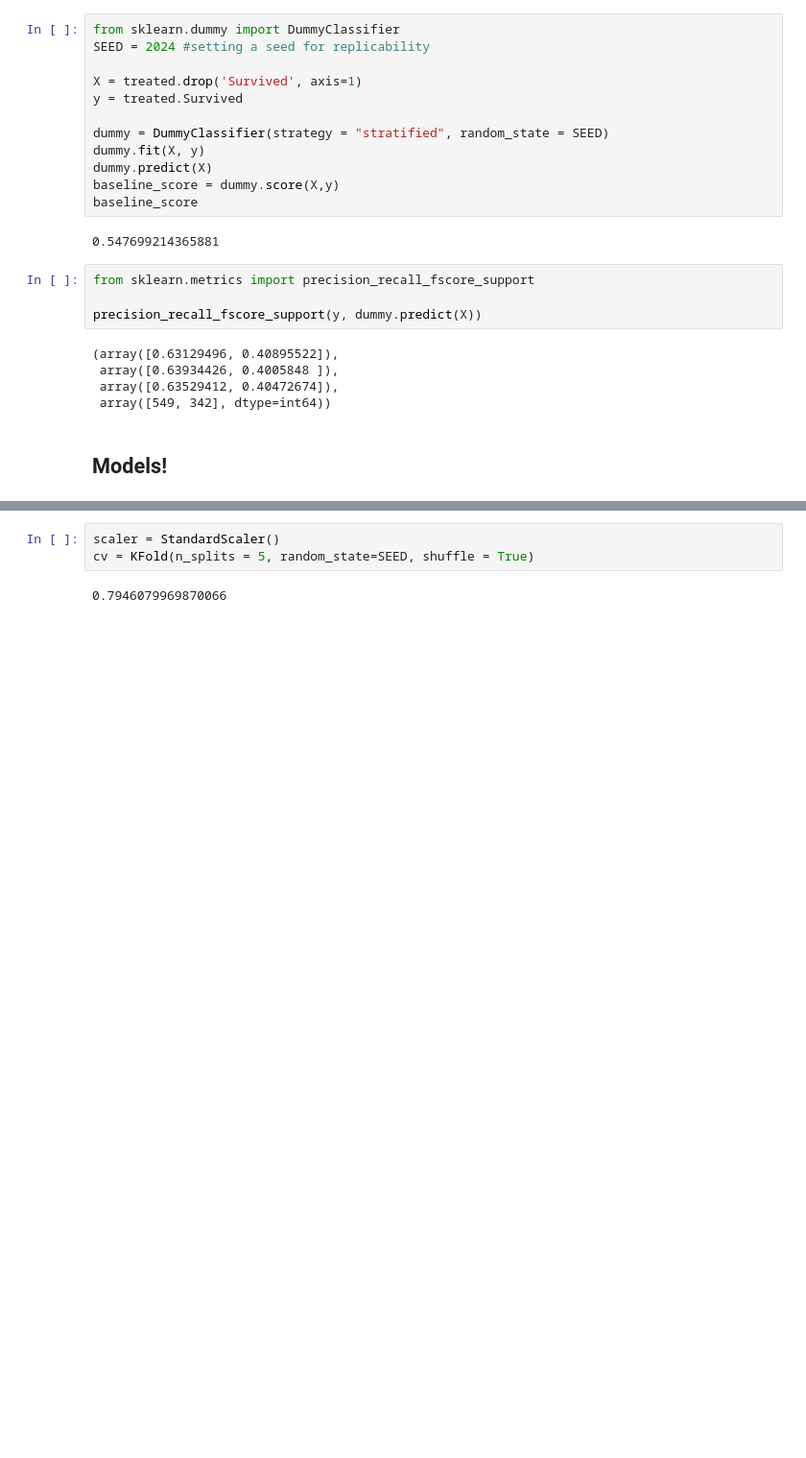
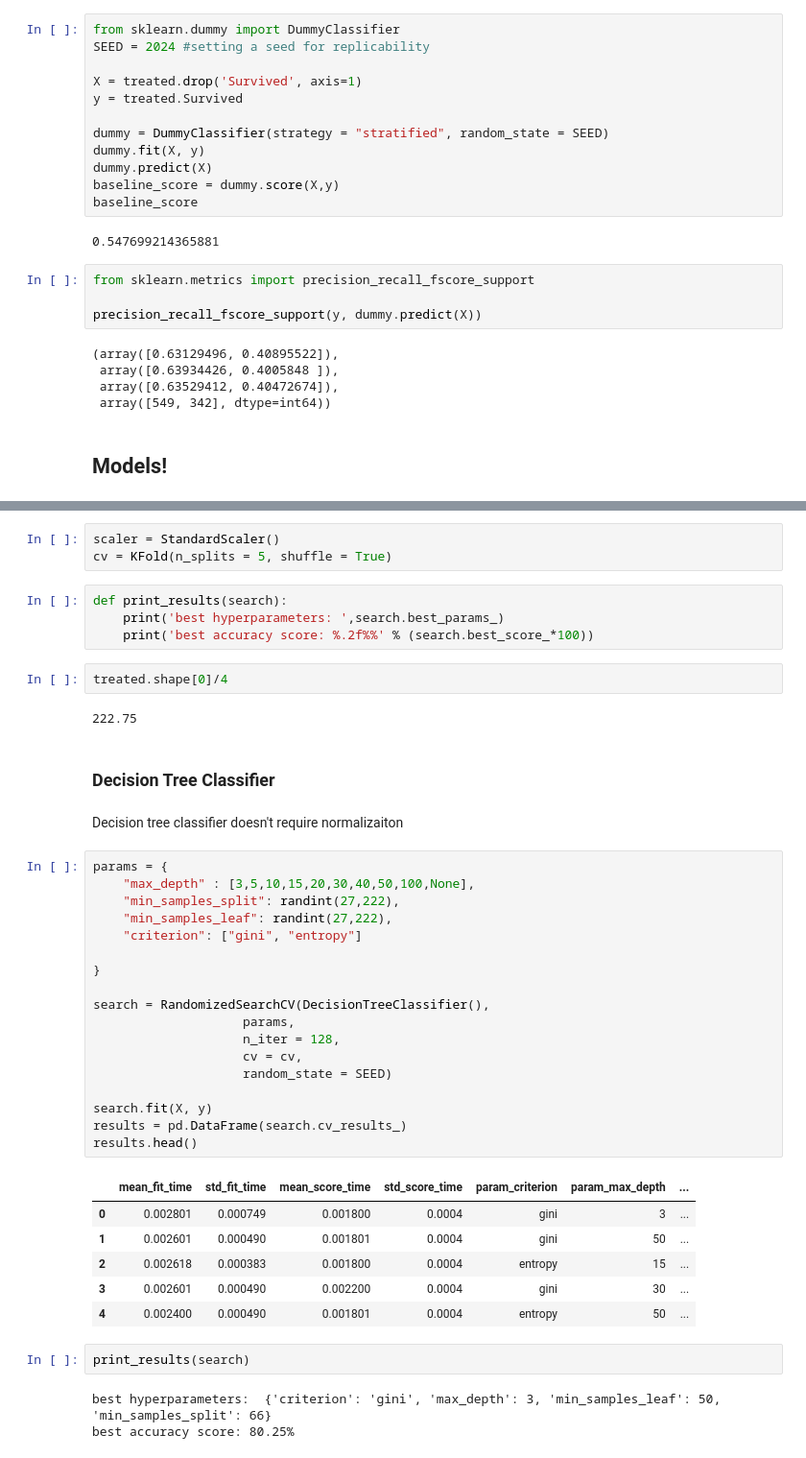
Before and after one commit to vinimoti/Titanic-Kaggle, a Jupyter notebook: Second try.ipynb, the cells around one changed output, grey strips where cells are left out. Shown at 96% size. Cells and saved outputs as stored; diff of their text form; blank space fills up the shorter version.

```diff
--- a/Second try.ipynb
+++ b/Second try.ipynb
@@ -388,7 +390,46 @@ from sklearn.pipeline import Pipeline
 from scipy.stats import randint
 # %%
 scaler = StandardScaler()
-cv = KFold(n_splits = 5, random_state=SEED, shuffle = True)
+cv = KFold(n_splits = 5, shuffle = True)
+# %%
+def print_results(search):
+    print('best hyperparameters: ',search.best_params_)
+    print('best accuracy score: %.2f%%' % (search.best_score_*100))
+# %%
+treated.shape[0]/4
+# %% [output]
+222.75
+# %% [markdown]
+### Decision Tree Classifier
+# %% [markdown]
+Decision tree classifier doesn't require normalizaiton
 # %%
+params = {
+    "max_depth" : [3,5,10,15,20,30,40,50,100,None],
+    "min_samples_split": randint(27,222),
+    "min_samples_leaf": randint(27,222),
+    "criterion": ["gini", "entropy"]
+
+}
+
+search = RandomizedSearchCV(DecisionTreeClassifier(),
+                    params,
+                    n_iter = 128,
+                    cv = cv,
+                    random_state = SEED)
+
+search.fit(X, y)
+results = pd.DataFrame(search.cv_results_)
+results.head()
 # %% [output]
-0.7946079969870066
+|  | mean_fit_time | std_fit_time | mean_score_time | std_score_time | param_criterion | param_max_depth | ... |
+| 0 | 0.002801 | 0.000749 | 0.001800 | 0.0004 | gini | 3 | ... |
+| 1 | 0.002601 | 0.000490 | 0.001801 | 0.0004 | gini | 50 | ... |
+| 2 | 0.002618 | 0.000383 | 0.001800 | 0.0004 | entropy | 15 | ... |
+| 3 | 0.002601 | 0.000490 | 0.002200 | 0.0004 | gini | 30 | ... |
+| 4 | 0.002400 | 0.000490 | 0.001801 | 0.0004 | entropy | 50 | ... |
+# %%
+print_results(search)
+# %% [output]
+best hyperparameters:  {'criterion': 'gini', 'max_depth': 3, 'min_samples_leaf': 50, 'min_samples_split': 66}
+best accuracy score: 80.25%
```
Also changed, not shown: parts of 45 cells of this notebook, 5 other files.
